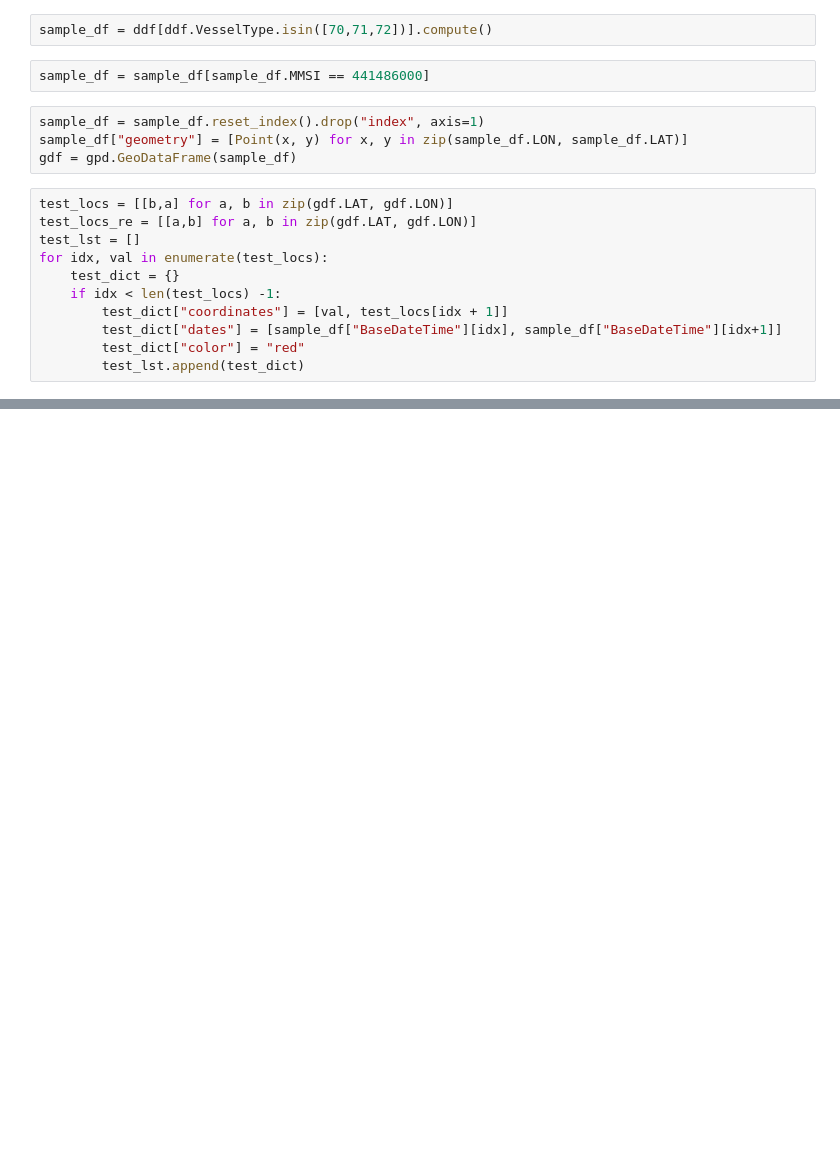
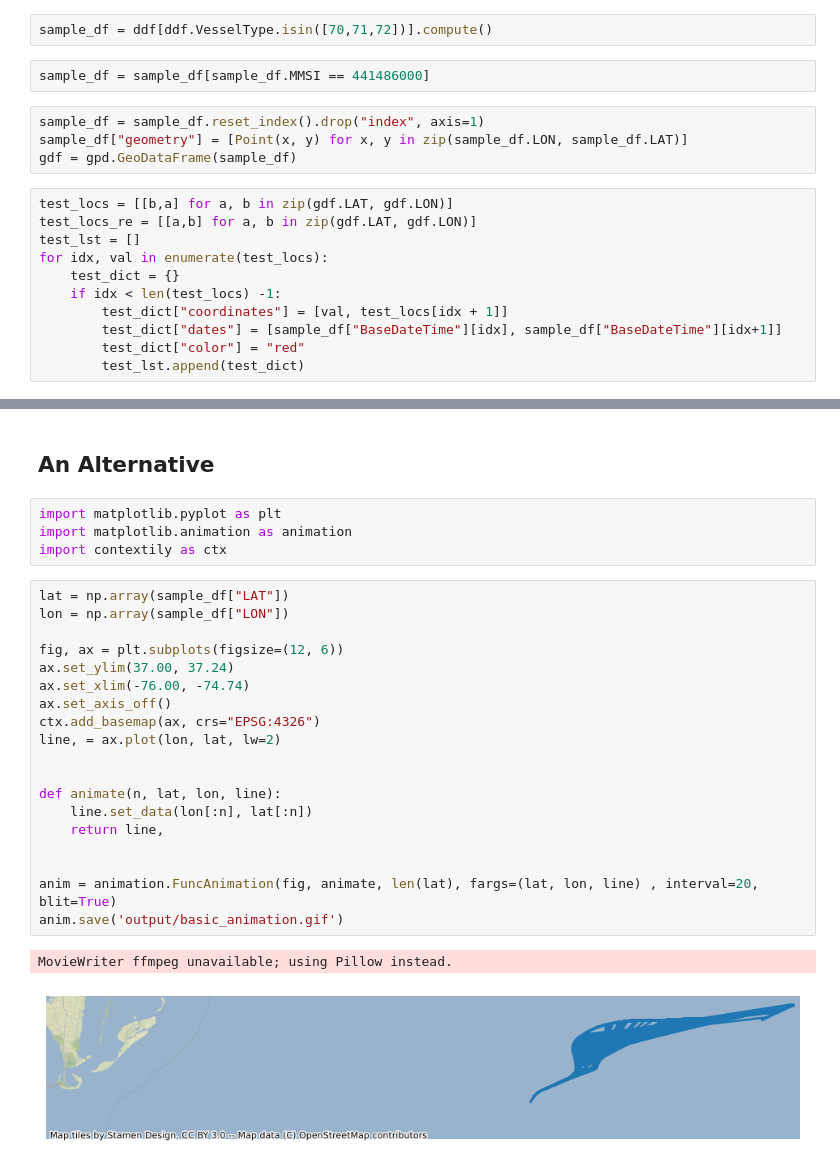
Before and after one commit to ccxzhang/GeoSpatialAnalysis, a Jupyter notebook: python/0.0.6.movingpandas.ipynb, the cells around one changed output, grey strips where cells are left out. Drawn from its saved outputs; the diff is of its cells as text; blank space fills up the shorter version.

```diff
--- a/python/0.0.6.movingpandas.ipynb
+++ b/python/0.0.6.movingpandas.ipynb
@@ -80,3 +80,31 @@ plugins.TimestampedGeoJson(
 display(m)
 # %% [output]
 [interactive output not drawn]
+# %% [markdown]
+## An Alternative
+# %%
+import matplotlib.pyplot as plt
+import matplotlib.animation as animation
+import contextily as ctx
+# %%
+lat = np.array(sample_df["LAT"])
+lon = np.array(sample_df["LON"])
+
+fig, ax = plt.subplots(figsize=(12, 6))
+ax.set_ylim(37.00, 37.24)
+ax.set_xlim(-76.00, -74.74)
+ax.set_axis_off()
+ctx.add_basemap(ax, crs="EPSG:4326")
+line, = ax.plot(lon, lat, lw=2)
+
+
+def animate(n, lat, lon, line):
+    line.set_data(lon[:n], lat[:n])
+    return line,
+
+
+anim = animation.FuncAnimation(fig, animate, len(lat), fargs=(lat, lon, line) , interval=20, blit=True)
+anim.save('output/basic_animation.gif')
+# %% [output]
+MovieWriter ffmpeg unavailable; using Pillow instead.
+[figure, added]
```
Also changed, not shown: 5 other files.
